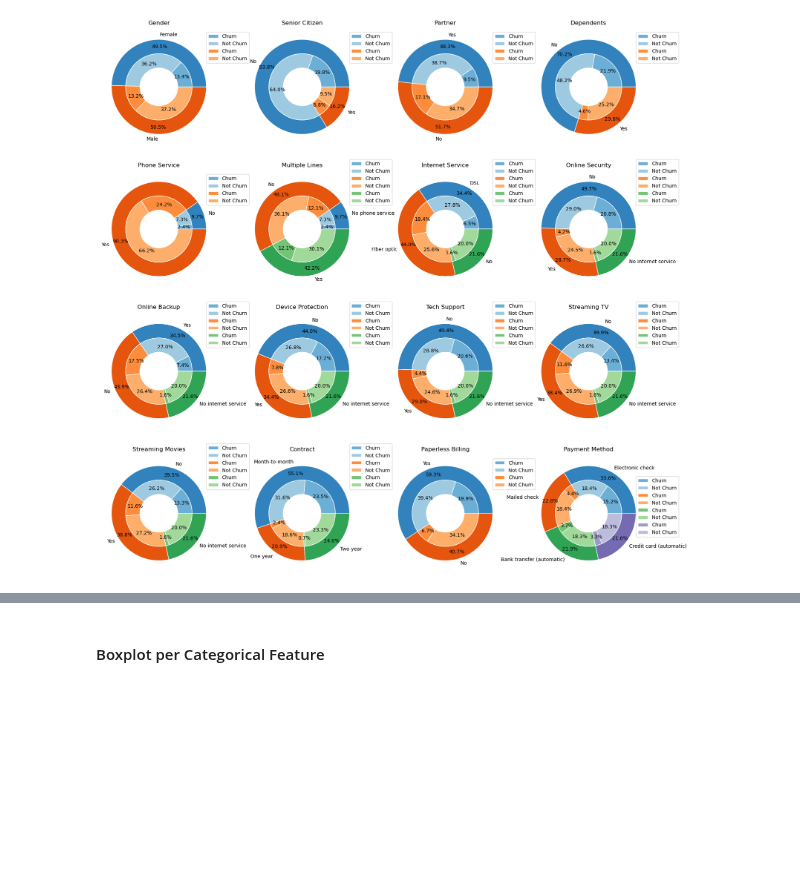
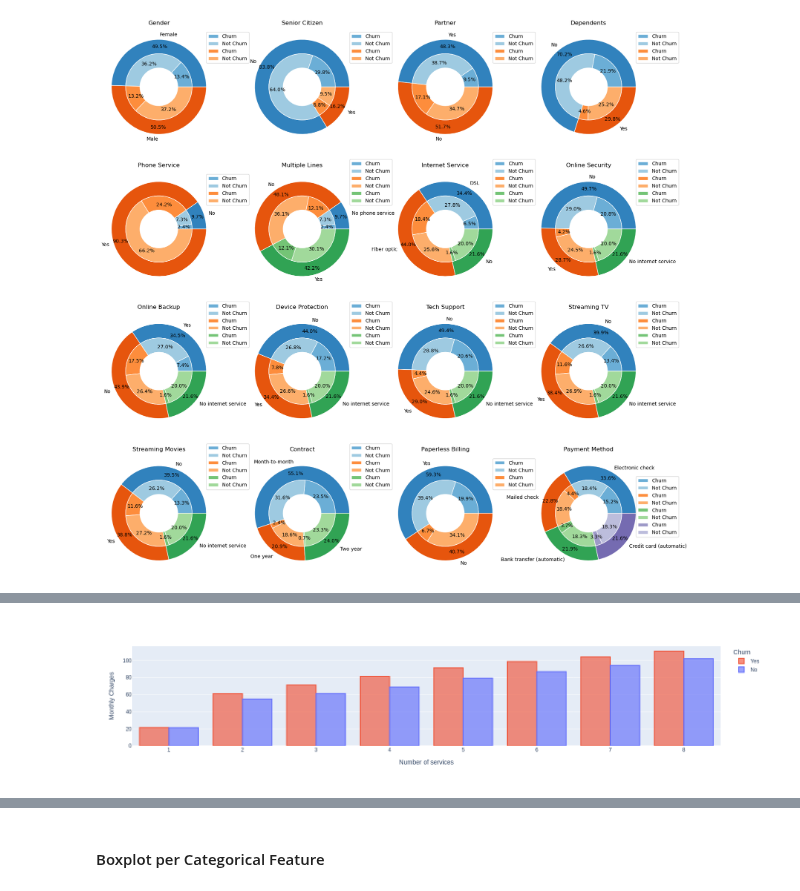
Before and after one commit to CassiaNascimento/Customer_Churn_Prediction, a Jupyter notebook: notebooks/EDA.ipynb, the cells around one changed output, grey strips where cells are left out. Drawn from its saved outputs; the diff is of its cells as text; code cells hidden in the pictures; blank space fills up the shorter version.

```diff
--- a/notebooks/EDA.ipynb
+++ b/notebooks/EDA.ipynb
@@ -475,0 +574,3 @@ plt.show()
+# %%
+for col in df_services.columns:
+    df_services.loc[:,col]=df_services.loc[:,col].map(mapping)
@@ -475,0 +598,4 @@ plt.show()
+# %%
+number_of_services=df_services.sum(axis=1).to_frame()
+number_of_services.columns=["Number of services"]
+number_of_services.head()
@@ -475,0 +721,3 @@ plt.show()
+# %%
+df4=pd.concat((number_of_services,df[["Monthly Charges","Total Charges", "Churn"]]),axis=1)
+df4.head()
@@ -475,0 +731,3 @@ plt.show()
+# %%
+df5=df4.groupby(by=["Number of services","Churn"]).mean().reset_index()
+df5.head()
@@ -475,0 +741,8 @@ plt.show()
+# %%
+fig = px.bar(df5, x="Number of services", y="Monthly Charges",color="Churn", category_orders={"Churn":["Yes","No"]}, barmode="group")
+fig.update_traces(textposition='outside')
+fig.update_traces(marker_color="rgba(99, 110, 250, 0.65)", marker_line_color="rgb(99, 110, 250)",marker_line_width=2, selector=dict(name='No'))
+fig.update_traces(marker_color="rgba(239, 85, 59, 0.65)", marker_line_color="rgb(239, 85, 59)",marker_line_width=2, selector=dict(name='Yes'))
+fig.show()
+# %% [output]
+[figure, added]
```
Also changed, not shown: parts of 102 cells of this notebook, 1 other file.
